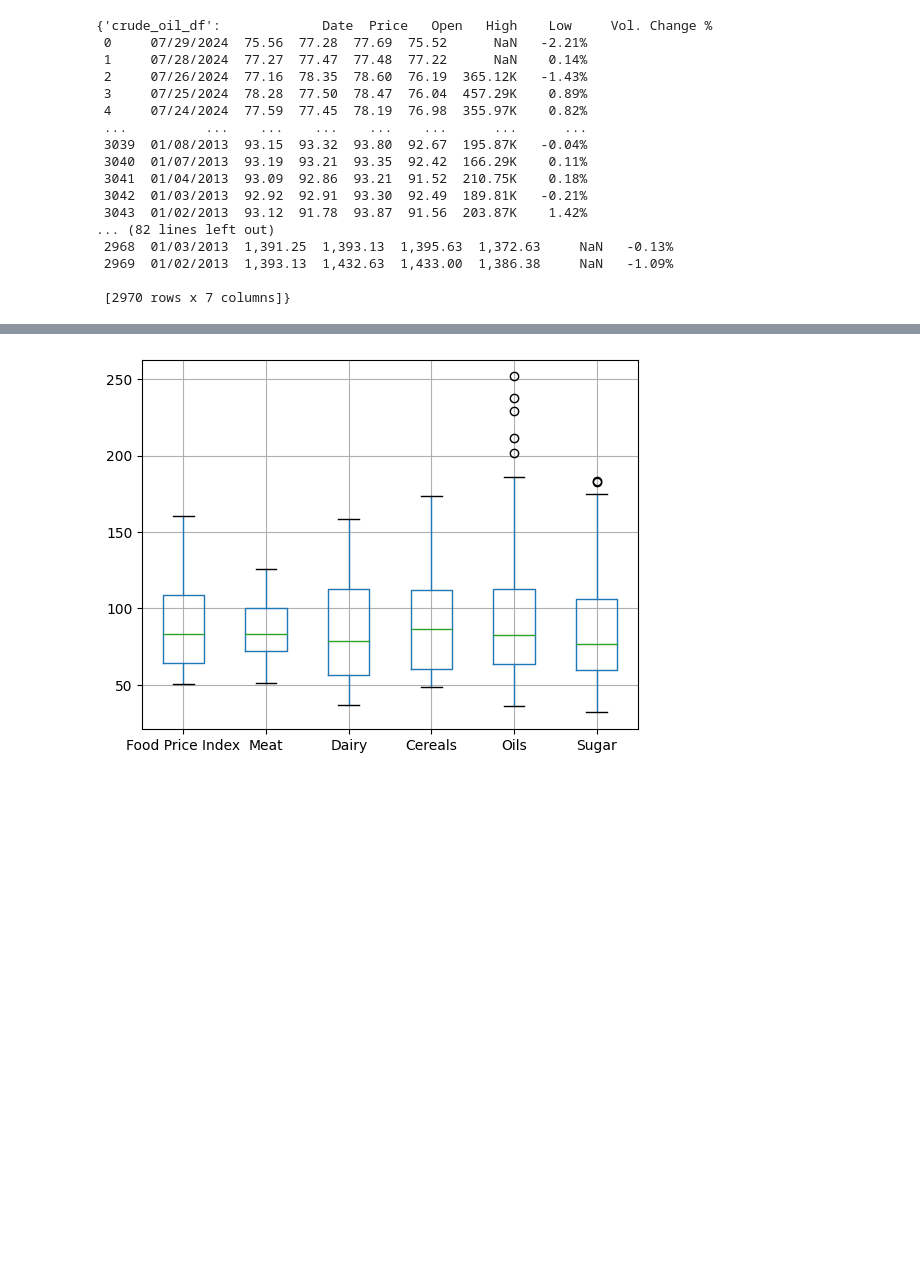
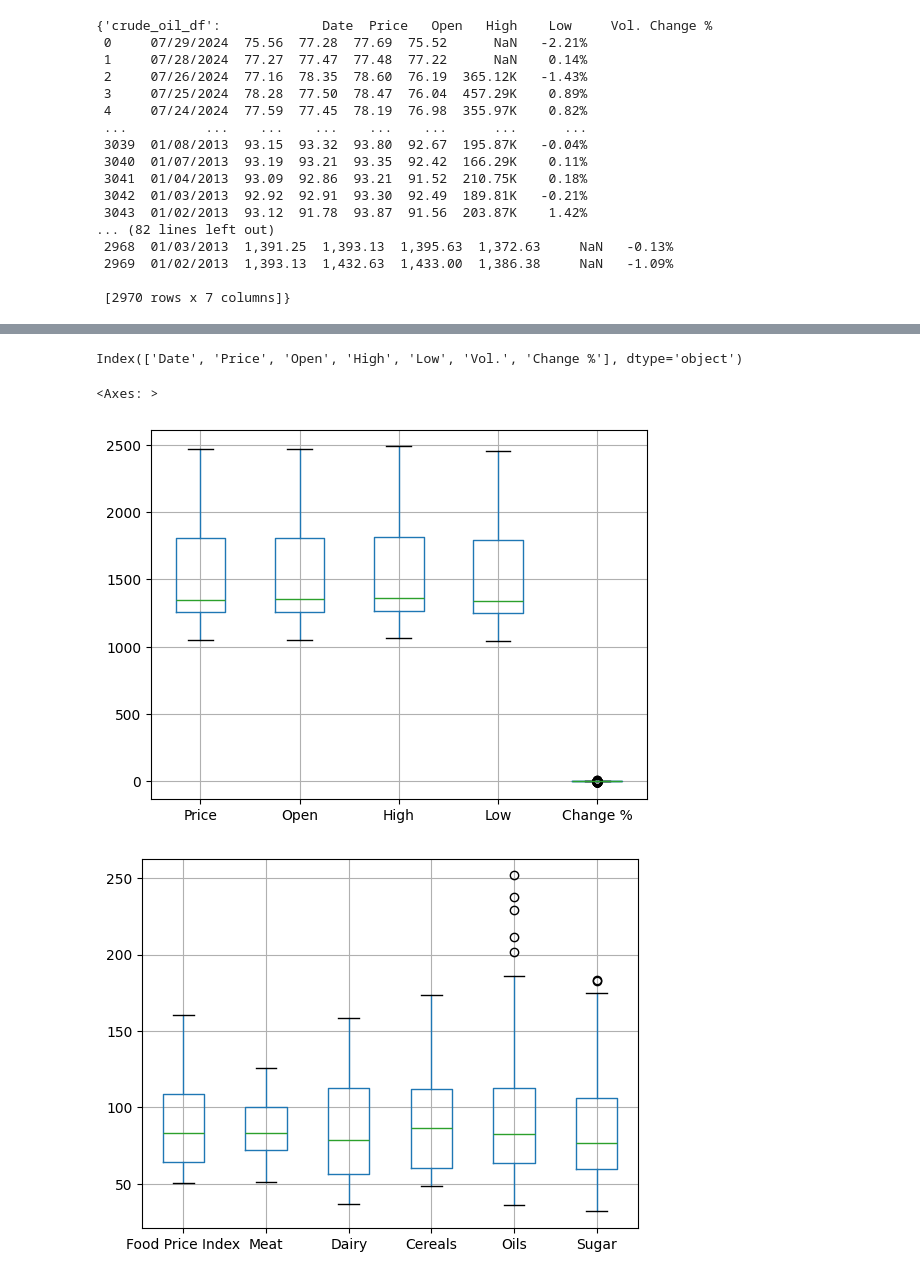
Before and after one commit to DanaMikulinsky/fintechFinalProject, a Jupyter notebook: dataExploration.ipynb, the cells around one changed output, grey strips where cells are left out. Saved outputs shown, nothing was run; the diff lists cells and outputs as text; code cells hidden in the pictures; blank space fills up the shorter version.

```diff
--- a/dataExploration.ipynb
+++ b/dataExploration.ipynb
@@ -113,3 +330,11 @@ Overview of soybean_df
+# %%
+dfs_dict['gold_df']['Price'].dtype
+print(dfs_dict['gold_df'].columns)
+dfs_dict['gold_df'].drop(columns = ['Vol.']).boxplot()
+# %% [output]
+Index(['Date', 'Price', 'Open', 'High', 'Low', 'Vol.', 'Change %'], dtype='object')
+<Axes: >
+[figure, added]
 # %%
 food_price_df.boxplot()
 plt.show()
```
Also changed, not shown: parts of 16 cells of this notebook, 2 other files.
